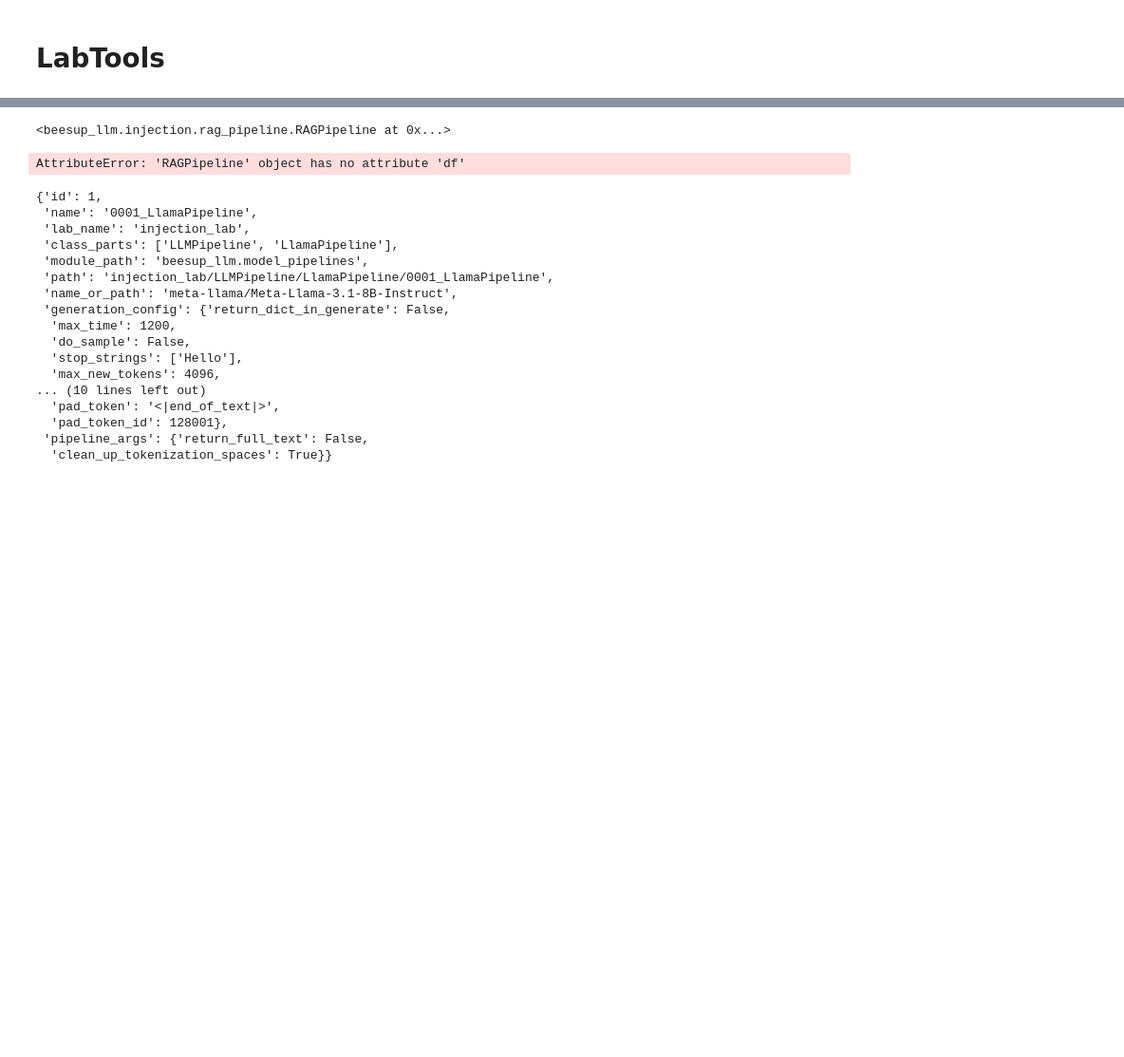
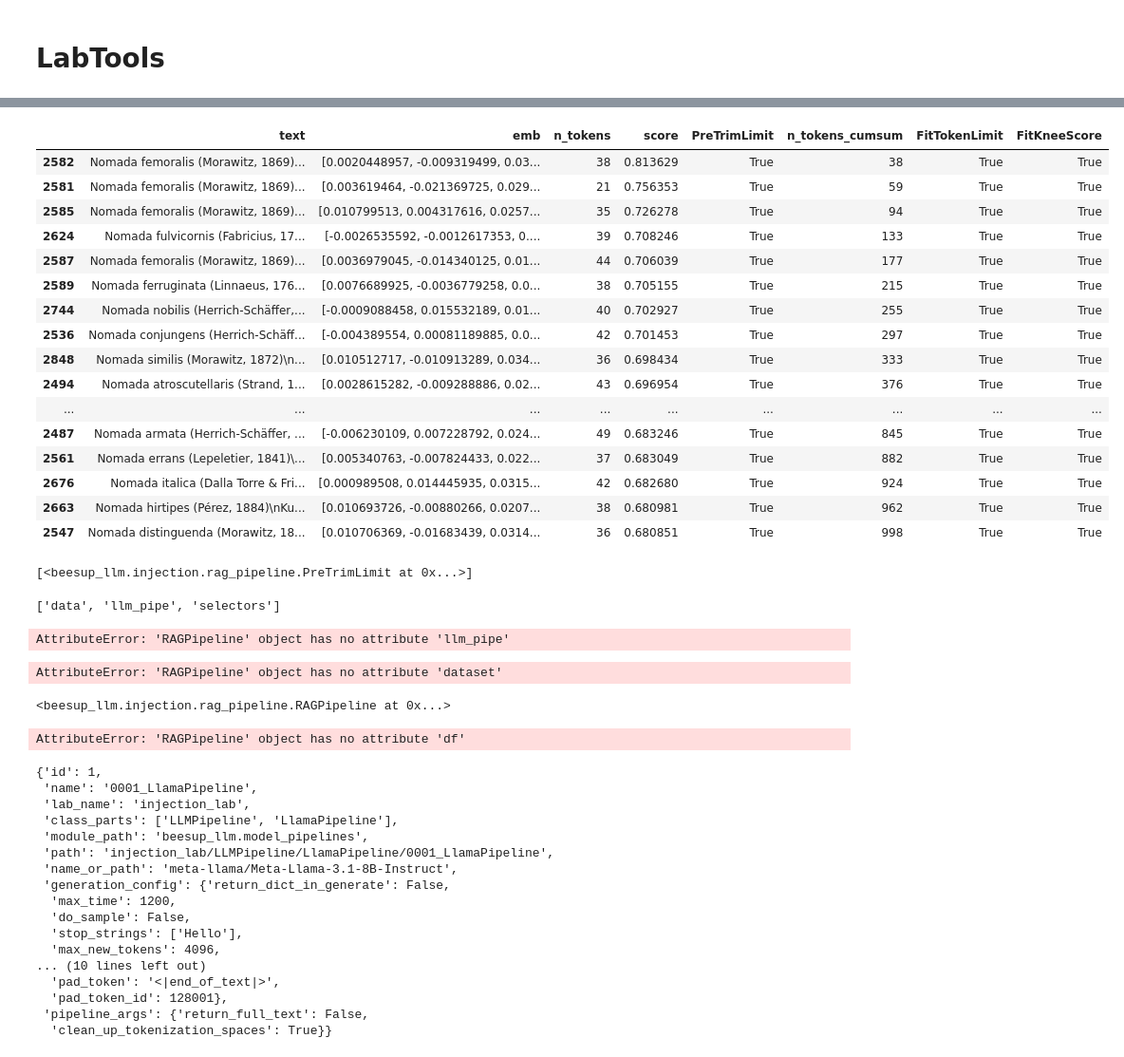
Before and after one commit to fee1ix/beesup_injection_lab, a Jupyter notebook: experiment_notebook.ipynb, the cells around one changed output, grey strips where cells are left out. Shown at 95% size. Cells and saved outputs as stored; diff of their text form; code cells hidden in the pictures; blank space fills up the shorter version.

```diff
--- a/experiment_notebook.ipynb
+++ b/experiment_notebook.ipynb
@@ -223,3 +156,0 @@ dataset.config
-# %%
-llm_pipe=LlamaPipeline()
-llm_pipe.config
@@ -359,0 +288,20 @@ vars(rag_pipe)
+# %%
+rag_pipe._briefing_df
+# %% [output]
+|  | text | emb | n_tokens | score | PreTrimLimit | n_tokens_cumsum | FitTokenLimit | FitKneeScore |
+| 2582 | Nomada femoralis (Morawitz, 1869)... | [0.0020448957, -0.009319499, 0.03... | 38 | 0.813629 | True | 38 | True | True |
+| 2581 | Nomada femoralis (Morawitz, 1869)... | [0.003619464, -0.021369725, 0.029... | 21 | 0.756353 | True | 59 | True | True |
+| 2585 | Nomada femoralis (Morawitz, 1869)... | [0.010799513, 0.004317616, 0.0257... | 35 | 0.726278 | True | 94 | True | True |
+| 2624 | Nomada fulvicornis (Fabricius, 17... | [-0.0026535592, -0.0012617353, 0.... | 39 | 0.708246 | True | 133 | True | True |
+| 2587 | Nomada femoralis (Morawitz, 1869)... | [0.0036979045, -0.014340125, 0.01... | 44 | 0.706039 | True | 177 | True | True |
+| 2589 | Nomada ferruginata (Linnaeus, 176... | [0.0076689925, -0.0036779258, 0.0... | 38 | 0.705155 | True | 215 | True | True |
+| 2744 | Nomada nobilis (Herrich-Schäffer,... | [-0.0009088458, 0.015532189, 0.01... | 40 | 0.702927 | True | 255 | True | True |
+| 2536 | Nomada conjungens (Herrich-Schäff... | [-0.004389554, 0.00081189885, 0.0... | 42 | 0.701453 | True | 297 | True | True |
+| 2848 | Nomada similis (Morawitz, 1872)\n... | [0.010512717, -0.010913289, 0.034... | 36 | 0.698434 | True | 333 | True | True |
+| 2494 | Nomada atroscutellaris (Strand, 1... | [0.0028615282, -0.009288886, 0.02... | 43 | 0.696954 | True | 376 | True | True |
+| ... | ... | ... | ... | ... | ... | ... | ... | ... |
+| 2487 | Nomada armata (Herrich-Schäffer, ... | [-0.006230109, 0.007228792, 0.024... | 49 | 0.683246 | True | 845 | True | True |
+| 2561 | Nomada errans (Lepeletier, 1841)\... | [0.005340763, -0.007824433, 0.022... | 37 | 0.683049 | True | 882 | True | True |
+| 2676 | Nomada italica (Dalla Torre & Fri... | [0.000989508, 0.014445935, 0.0315... | 42 | 0.682680 | True | 924 | True | True |
+| 2663 | Nomada hirtipes (Pérez, 1884)\nKu... | [0.010693726, -0.00880266, 0.0207... | 38 | 0.680981 | True | 962 | True | True |
+| 2547 | Nomada distinguenda (Morawitz, 18... | [0.010706369, -0.01683439, 0.0314... | 36 | 0.680851 | True | 998 | True | True |
@@ -360,3 +310,19 @@ vars(rag_pipe)
+# %%
+invoke_dict_callable(rag_pipe.config['selectors'],'__dict__')
+# %% [output]
+[<beesup_llm.injection.rag_pipeline.PreTrimLimit at 0x...>]
+# %%
+rag_pipe._invoke_keys
+# %% [output]
+['data', 'llm_pipe', 'selectors']
+# %%
+rag_pipe.llm_pipe
+# %% [output]
+AttributeError: 'RAGPipeline' object has no attribute 'llm_pipe'
+# %%
+rag_pipe.dataset
+# %% [output]
+AttributeError: 'RAGPipeline' object has no attribute 'dataset'
 # %%
 rag_pipe
 # %% [output]
```
Also changed, not shown: parts of 64 cells of this notebook, 3 other files.
